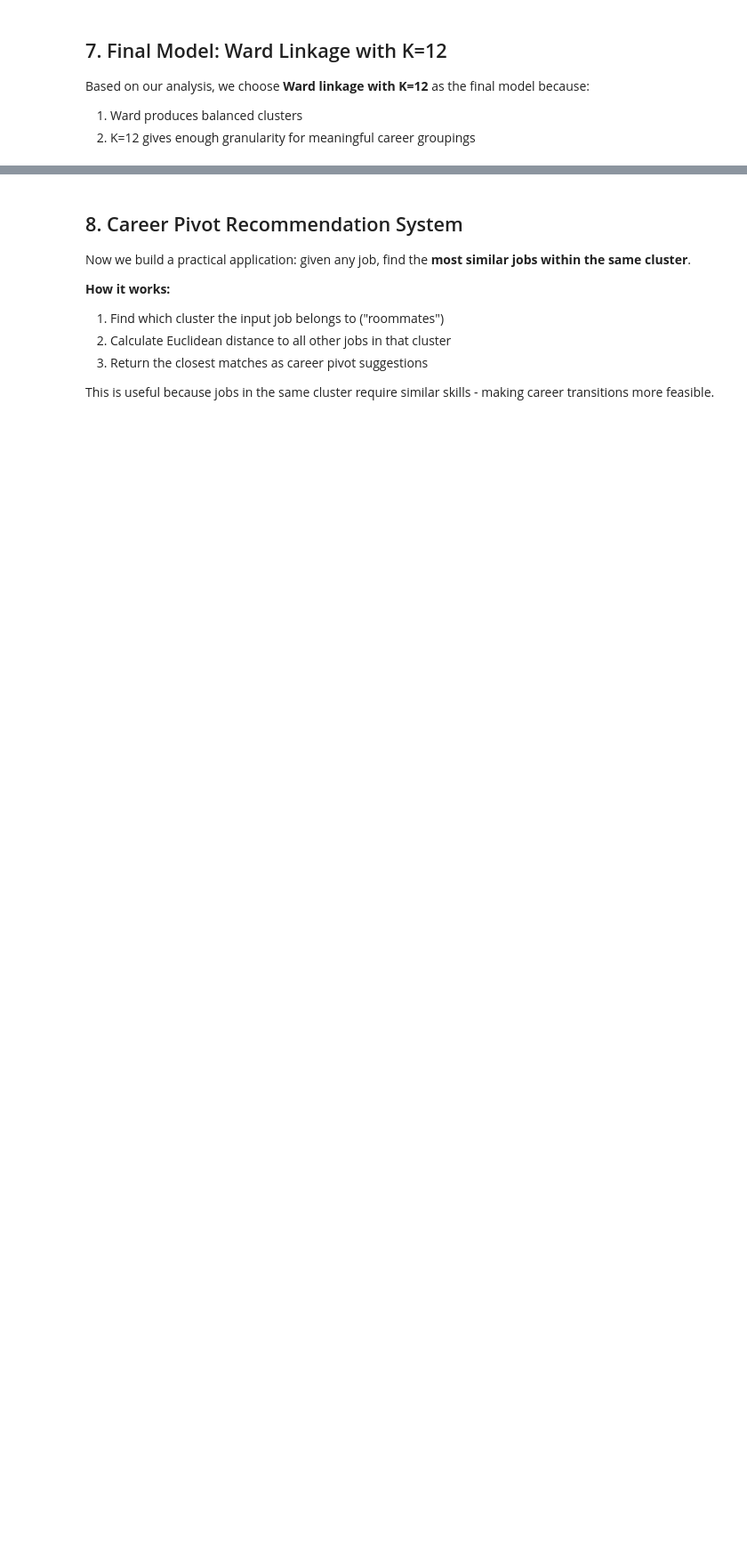
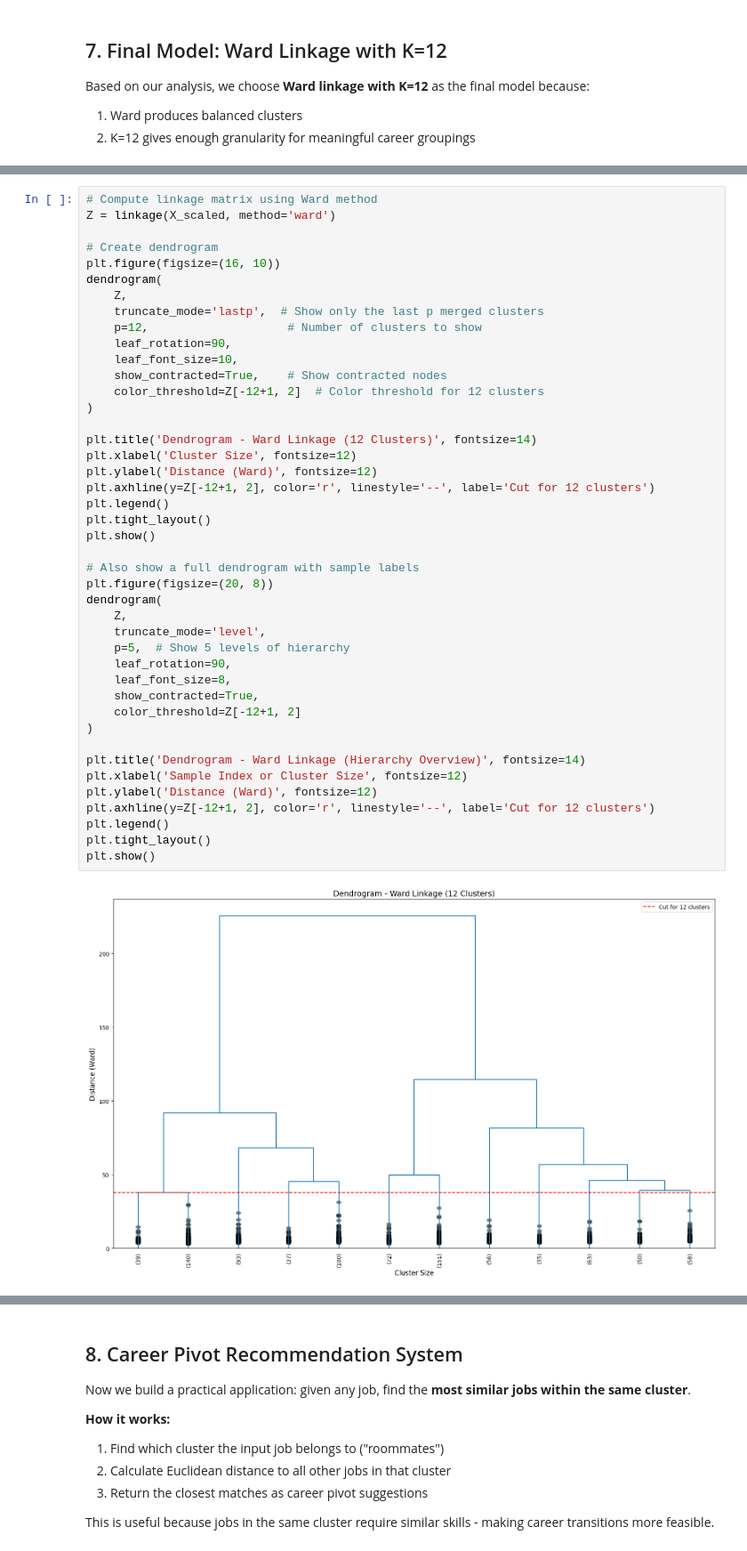
Before and after one commit to Elena-Cr/machine_learning_O-NET, a Jupyter notebook: ML/05_Hierarchical_Clustering.ipynb, the cells around one changed output, grey strips where cells are left out. Shown at 89% size. Drawn from its saved outputs; the diff is of its cells as text; blank space fills up the shorter version.

```diff
--- a/ML/05_Hierarchical_Clustering.ipynb
+++ b/ML/05_Hierarchical_Clustering.ipynb
@@ -348,0 +351,45 @@ Samples: Landscape Architects; General and Operations Managers; Spa Managers; Pu
+# %%
+# Compute linkage matrix using Ward method
+Z = linkage(X_scaled, method='ward')
+
+# Create dendrogram
+plt.figure(figsize=(16, 10))
+dendrogram(
+    Z,
+    truncate_mode='lastp',  # Show only the last p merged clusters
+    p=12,                    # Number of clusters to show
+    leaf_rotation=90,
+    leaf_font_size=10,
+    show_contracted=True,    # Show contracted nodes
+    color_threshold=Z[-12+1, 2]  # Color threshold for 12 clusters
+)
+
+plt.title('Dendrogram - Ward Linkage (12 Clusters)', fontsize=14)
+plt.xlabel('Cluster Size', fontsize=12)
+plt.ylabel('Distance (Ward)', fontsize=12)
+plt.axhline(y=Z[-12+1, 2], color='r', linestyle='--', label='Cut for 12 clusters')
+plt.legend()
+plt.tight_layout()
+plt.show()
+
+# Also show a full dendrogram with sample labels
+plt.figure(figsize=(20, 8))
+dendrogram(
+    Z,
+    truncate_mode='level',
+    p=5,  # Show 5 levels of hierarchy
+    leaf_rotation=90,
+    leaf_font_size=8,
+    show_contracted=True,
+    color_threshold=Z[-12+1, 2]
+)
+
+plt.title('Dendrogram - Ward Linkage (Hierarchy Overview)', fontsize=14)
+plt.xlabel('Sample Index or Cluster Size', fontsize=12)
+plt.ylabel('Distance (Ward)', fontsize=12)
+plt.axhline(y=Z[-12+1, 2], color='r', linestyle='--', label='Cut for 12 clusters')
+plt.legend()
+plt.tight_layout()
+plt.show()
+# %% [output]
+[figure, added]
```
Also changed, not shown: parts of 4 cells of this notebook.
